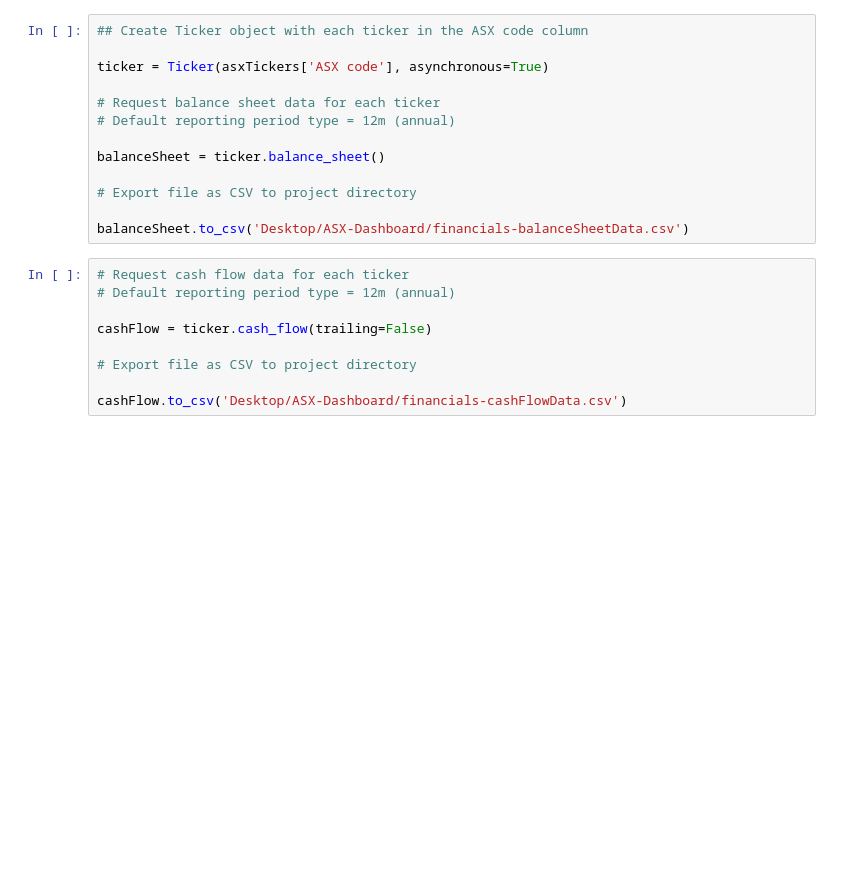
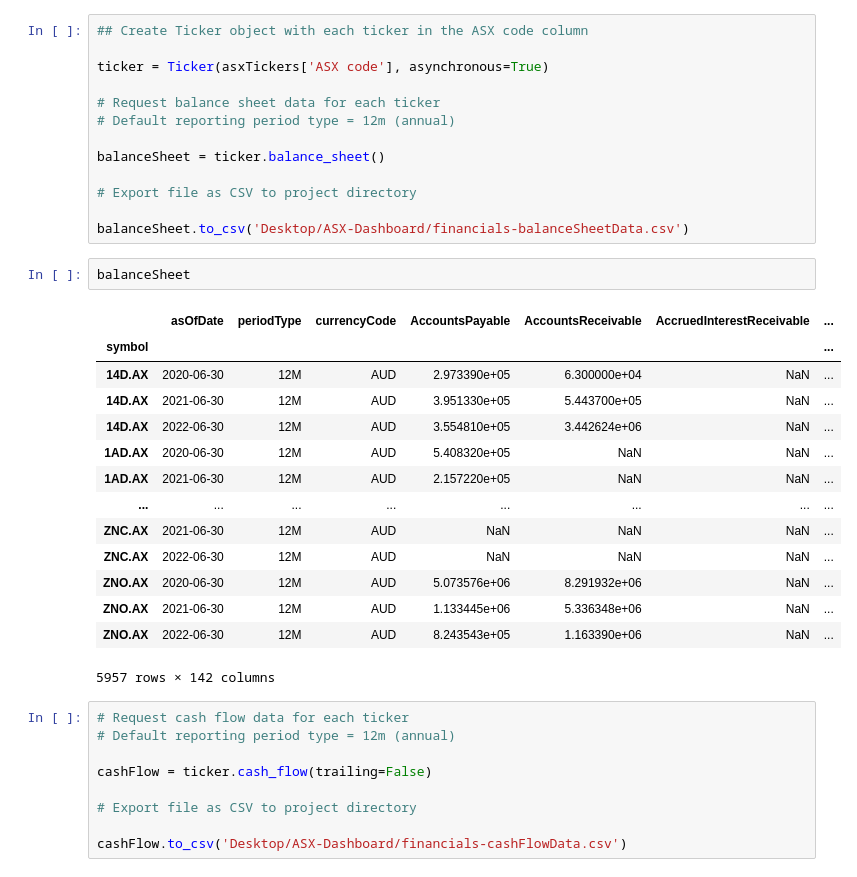
Before and after one commit to mjjohnson94/ASX-Dashboard, a Jupyter notebook: ASX Dashboard - Financials.ipynb, the cells around one changed output. Saved outputs shown, nothing was run; the diff lists cells and outputs as text; blank space fills up the shorter version.

```diff
--- a/ASX Dashboard - Financials.ipynb
+++ b/ASX Dashboard - Financials.ipynb
@@ -72,6 +72,23 @@ balanceSheet = ticker.balance_sheet()
 # Export file as CSV to project directory
 
 balanceSheet.to_csv('Desktop/ASX-Dashboard/financials-balanceSheetData.csv')
+# %%
+balanceSheet
+# %% [output]
+|  | asOfDate | periodType | currencyCode | AccountsPayable | AccountsReceivable | AccruedInterestReceivable | ... |
+| symbol |  |  |  |  |  |  | ... |
+| 14D.AX | 2020-06-30 | 12M | AUD | 2.973390e+05 | 6.300000e+04 | NaN | ... |
+| 14D.AX | 2021-06-30 | 12M | AUD | 3.951330e+05 | 5.443700e+05 | NaN | ... |
+| 14D.AX | 2022-06-30 | 12M | AUD | 3.554810e+05 | 3.442624e+06 | NaN | ... |
+| 1AD.AX | 2020-06-30 | 12M | AUD | 5.408320e+05 | NaN | NaN | ... |
+| 1AD.AX | 2021-06-30 | 12M | AUD | 2.157220e+05 | NaN | NaN | ... |
+| ... | ... | ... | ... | ... | ... | ... | ... |
+| ZNC.AX | 2021-06-30 | 12M | AUD | NaN | NaN | NaN | ... |
+| ZNC.AX | 2022-06-30 | 12M | AUD | NaN | NaN | NaN | ... |
+| ZNO.AX | 2020-06-30 | 12M | AUD | 5.073576e+06 | 8.291932e+06 | NaN | ... |
+| ZNO.AX | 2021-06-30 | 12M | AUD | 1.133445e+06 | 5.336348e+06 | NaN | ... |
+| ZNO.AX | 2022-06-30 | 12M | AUD | 8.243543e+05 | 1.163390e+06 | NaN | ... |
+5957 rows × 142 columns
 # %%
 # Request cash flow data for each ticker
 # Default reporting period type = 12m (annual)
```
Also changed, not shown: parts of 2 cells of this notebook.
